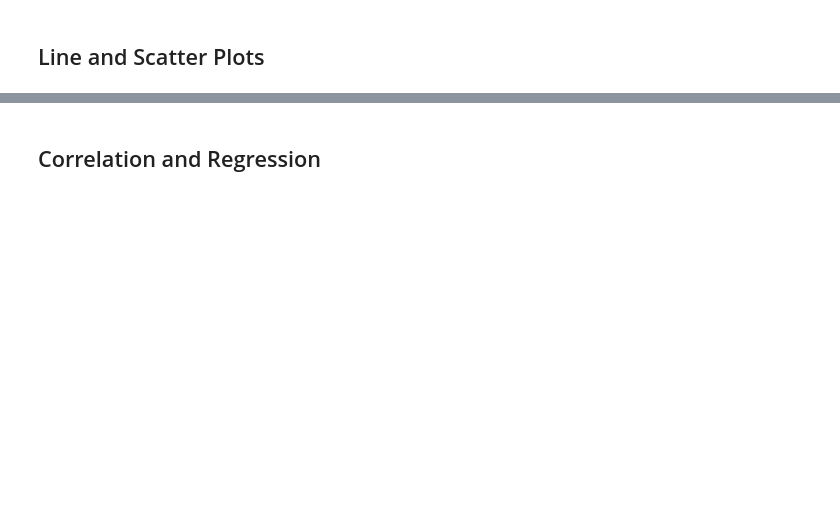
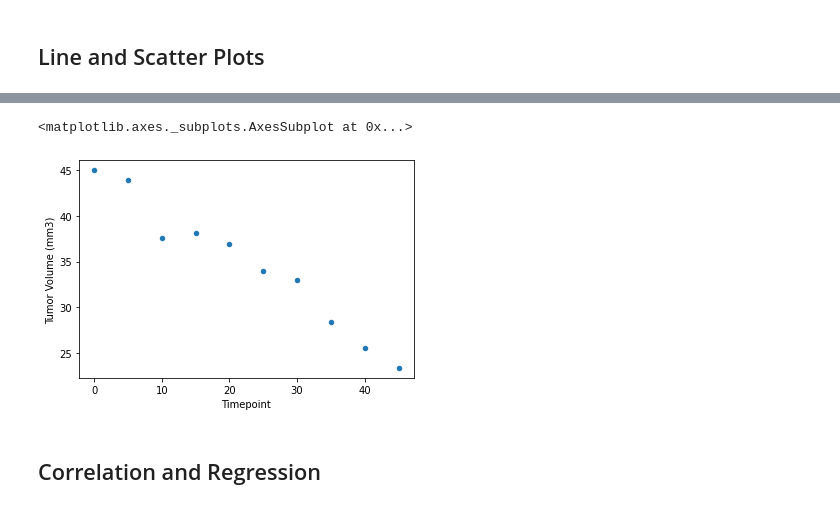
Before and after one commit to jMacProd/MatplotlibChallenge, a Jupyter notebook: Pymaceuticals/pymaceuticals.ipynb, the cells around one changed output, grey strips where cells are left out. Drawn from its saved outputs; the diff is of its cells as text; code cells hidden in the pictures; blank space fills up the shorter version.

```diff
--- a/Pymaceuticals/pymaceuticals.ipynb
+++ b/Pymaceuticals/pymaceuticals.ipynb
@@ -577,3 +678,16 @@ plt.show
+# %%
+
+
+
+    #x-axis weight
+    #y-axis tumor volume
+
+
+
+Capomulinmouse.plot.scatter(x="Timepoint", y="Tumor Volume (mm3)")
+# %% [output]
+<matplotlib.axes._subplots.AxesSubplot at 0x...>
+[figure, added]
 # %% [markdown]
 ## Correlation and Regression
 # %%
```
Also changed, not shown: parts of 9 cells of this notebook.
